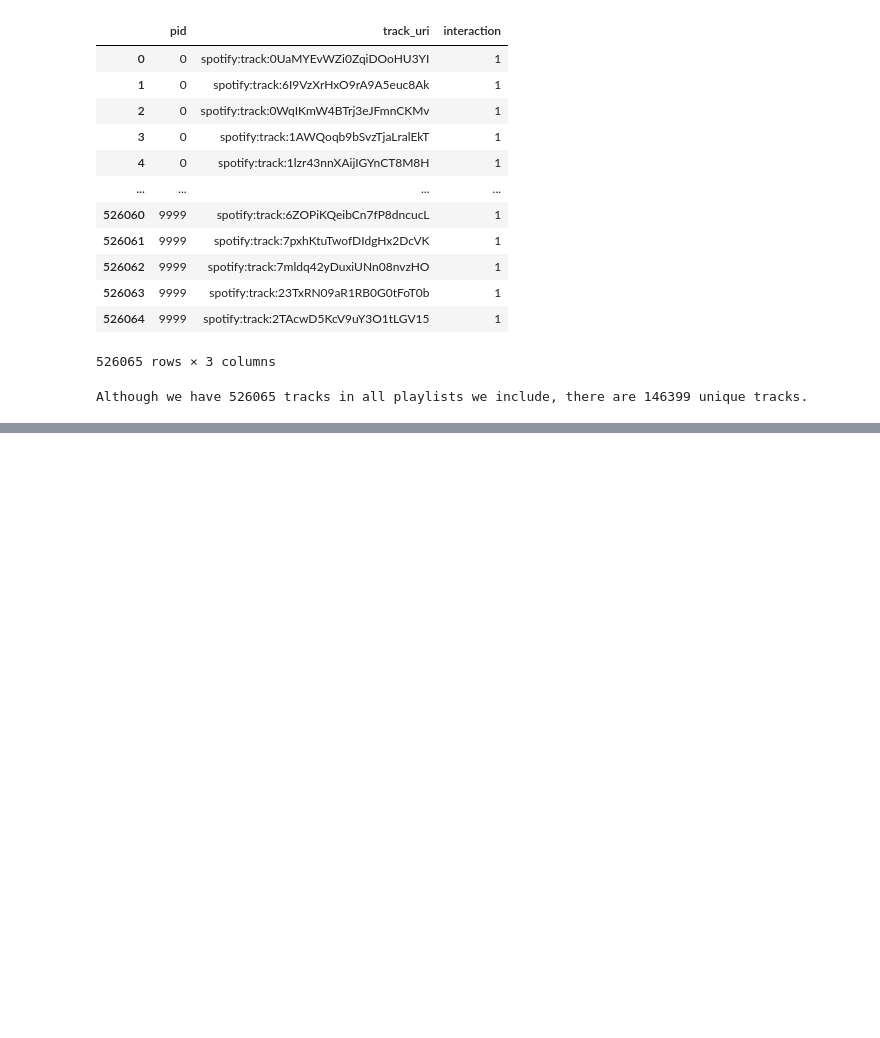
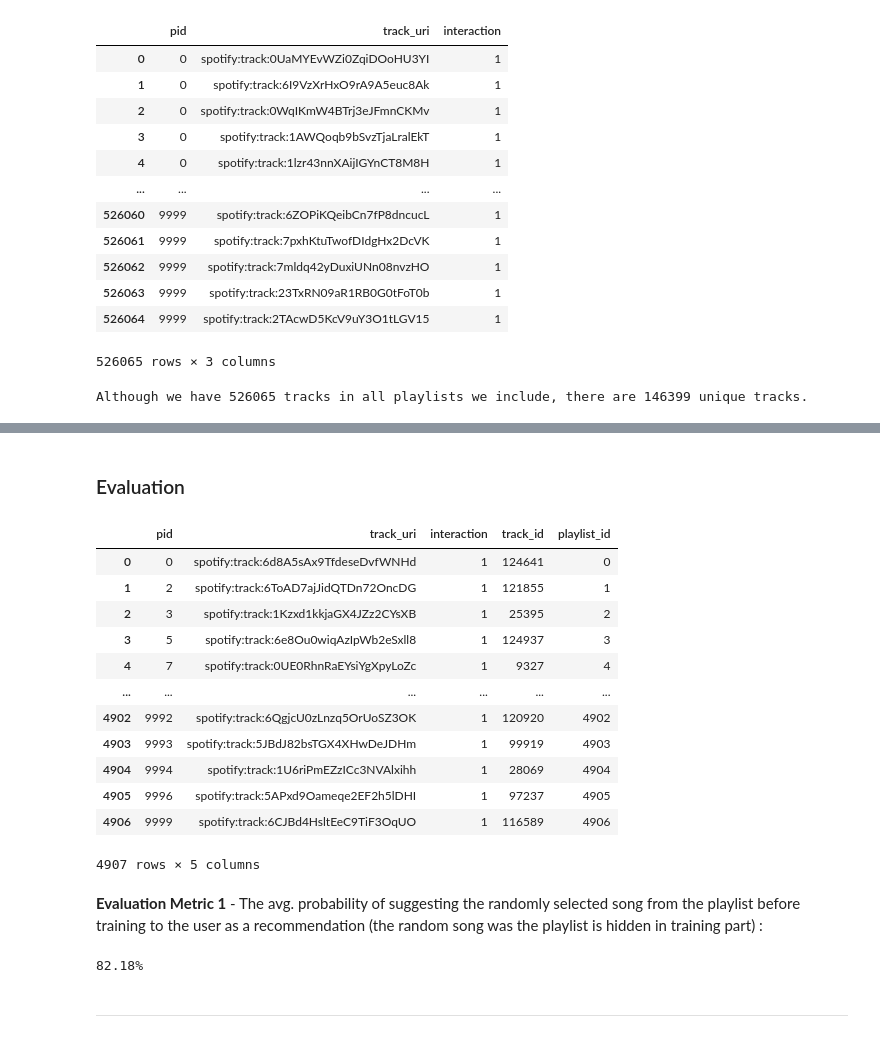
Before and after one commit to mserkantan/spotify-playlist-recommendation, a Jupyter notebook: bbm406_project.ipynb, the cells around one changed output, grey strips where cells are left out. Cells and saved outputs as stored; diff of their text form; code cells hidden in the pictures; blank space fills up the shorter version.

```diff
--- a/bbm406_project.ipynb
+++ b/bbm406_project.ipynb
@@ -290,0 +419,18 @@ test_df
+# %% [markdown]
+### Evaluation
+# %%
+test_df
+# %% [output]
+|  | pid | track_uri | interaction | track_id | playlist_id |
+| 0 | 0 | spotify:track:6d8A5sAx9TfdeseDvfWNHd | 1 | 124641 | 0 |
+| 1 | 2 | spotify:track:6ToAD7ajJidQTDn72OncDG | 1 | 121855 | 1 |
+| 2 | 3 | spotify:track:1Kzxd1kkjaGX4JZz2CYsXB | 1 | 25395 | 2 |
+| 3 | 5 | spotify:track:6e8Ou0wiqAzIpWb2eSxll8 | 1 | 124937 | 3 |
+| 4 | 7 | spotify:track:0UE0RhnRaEYsiYgXpyLoZc | 1 | 9327 | 4 |
+| ... | ... | ... | ... | ... | ... |
+| 4902 | 9992 | spotify:track:6QgjcU0zLnzq5OrUoSZ3OK | 1 | 120920 | 4902 |
+| 4903 | 9993 | spotify:track:5JBdJ82bsTGX4XHwDeJDHm | 1 | 99919 | 4903 |
+| 4904 | 9994 | spotify:track:1U6riPmEZzICc3NVAlxihh | 1 | 28069 | 4904 |
+| 4905 | 9996 | spotify:track:5APxd9Oameqe2EF2h5lDHI | 1 | 97237 | 4905 |
+| 4906 | 9999 | spotify:track:6CJBd4HsltEeC9TiF3OqUO | 1 | 116589 | 4906 |
+4907 rows × 5 columns
@@ -290,0 +446,8 @@ test_df
+# %% [markdown]
+**Evaluation Metric 1** - The avg. probability of suggesting the randomly selected song from the playlist before training to the user as a recommendation (the random song was the playlist is hidden in training part) :
+# %%
+print("{}%".format(round(np.array(test_scores).mean()*100,2)))
+# %% [output]
+82.18%
+# %% [markdown]
+---
```
Also changed, not shown: parts of 40 cells of this notebook.
